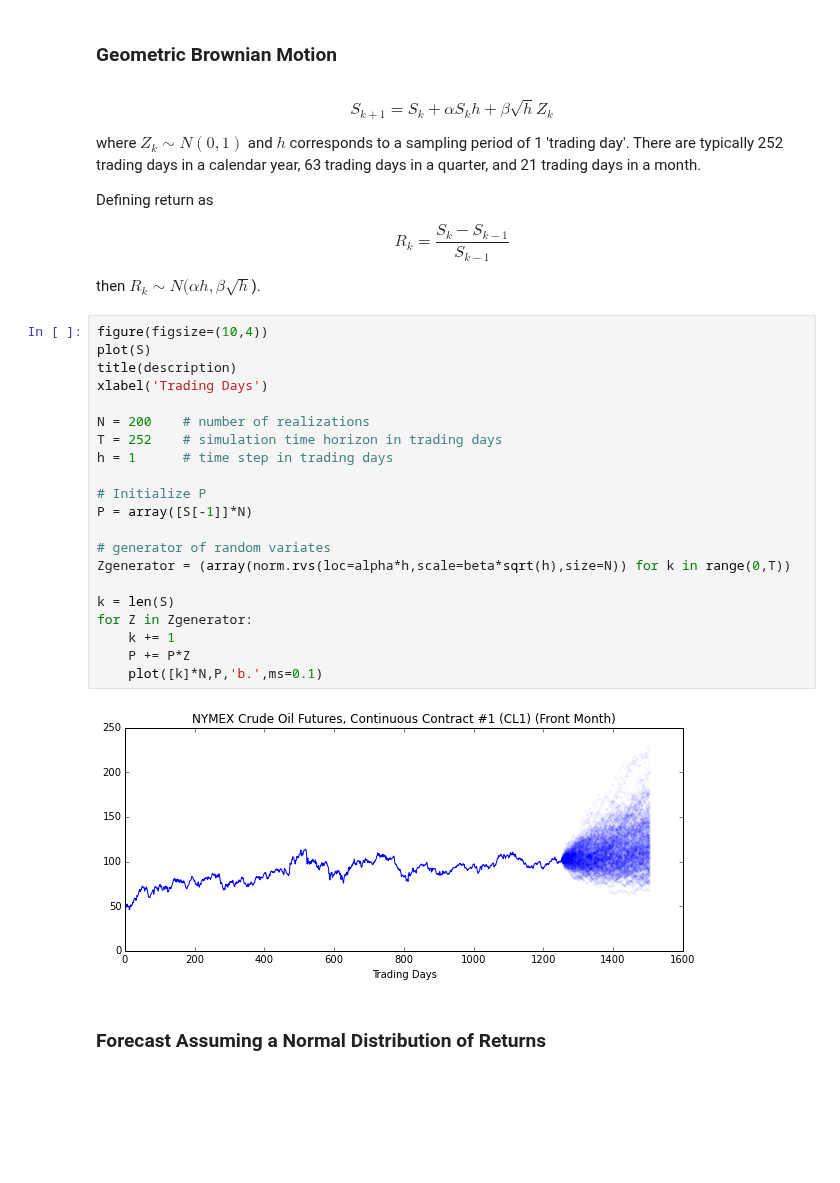
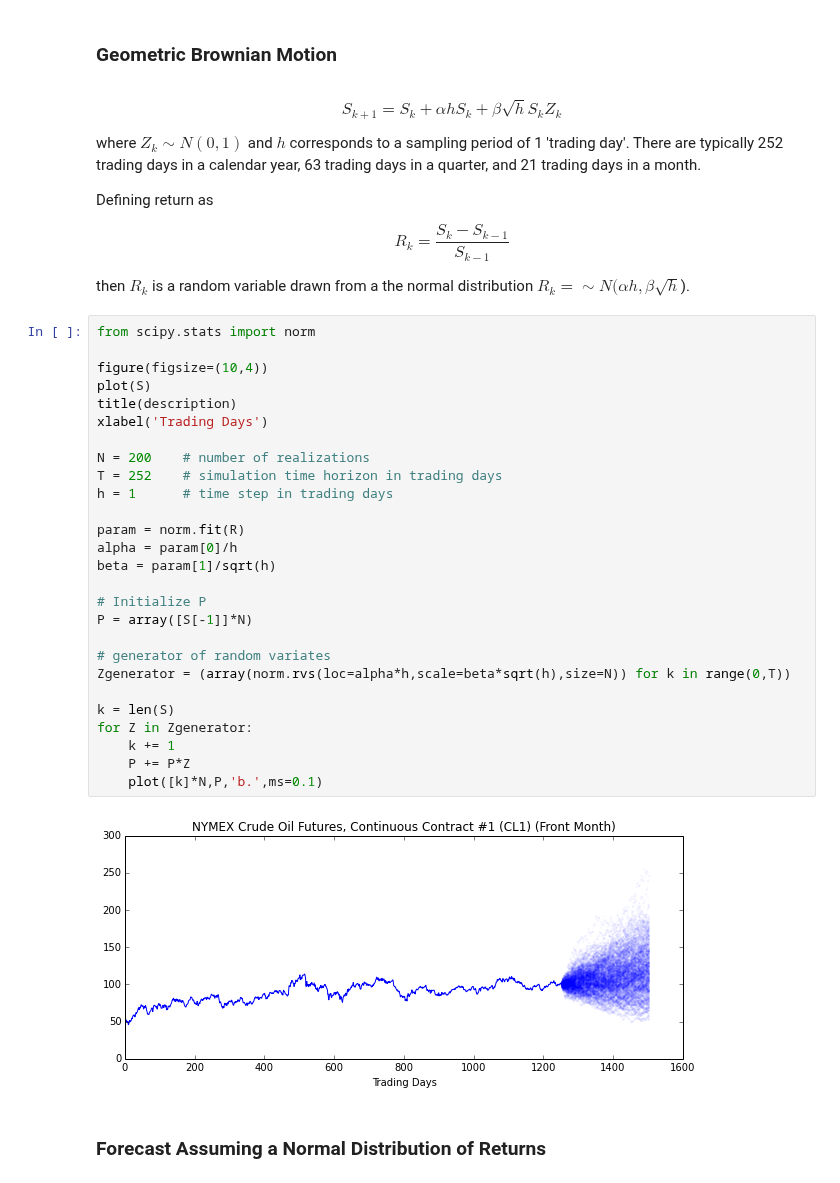
Before and after one commit to jckantor/CBE40455, a Jupyter notebook: notebooks/Stochastic Price Models.ipynb, the cells around one changed output. Cells and saved outputs as stored; diff of their text form; blank space fills up the shorter version.

```diff
--- a/notebooks/Stochastic Price Models.ipynb
+++ b/notebooks/Stochastic Price Models.ipynb
@@ -253,7 +244,7 @@ dtype: float64
 # %% [markdown]
 ### Geometric Brownian Motion
 # %% [markdown]
-$$S_{k+1} = S_k + \alpha S_k h + \beta \sqrt{h} Z_k$$
+$$S_{k+1} = S_k + \alpha h S_k + \beta \sqrt{h} S_k Z_k$$
 
 where $Z_k \sim N(0,1)$ and $h$ corresponds to a sampling period of 1 'trading day'. There are typically 252 trading days in a calendar year, 63 trading days in a quarter, and 21 trading days in a month.
 
@@ -261,30 +252,36 @@ Defining return as
 
 $$R_{k} = \frac{S_k - S_{k-1}}{S_{k-1}}$$
 
-then $R_k \sim N(\alpha h, \beta\sqrt{h}$).
+then $R_k$ is a random variable drawn from a the normal distribution $R_k = \sim N(\alpha h, \beta\sqrt{h}$).
 # %%
+from scipy.stats import norm
+
 figure(figsize=(10,4))
 plot(S)
 title(description)
 xlabel('Trading Days')
 
 N = 200    # number of realizations
 T = 252    # simulation time horizon in trading days
 h = 1      # time step in trading days
+
+param = norm.fit(R)
+alpha = param[0]/h
+beta = param[1]/sqrt(h)
 
 # Initialize P
 P = array([S[-1]]*N)
 
 # generator of random variates
 Zgenerator = (array(norm.rvs(loc=alpha*h,scale=beta*sqrt(h),size=N)) for k in range(0,T))
 
 k = len(S)
 for Z in Zgenerator:
     k += 1
     P += P*Z
     plot([k]*N,P,'b.',ms=0.1)
 # %% [output]
-[figure, old version]
+[figure, new version]
 # %% [markdown]
 ### Forecast Assuming a Normal Distribution of Returns
 # %%
```
Also changed, not shown: parts of 16 cells of this notebook.
